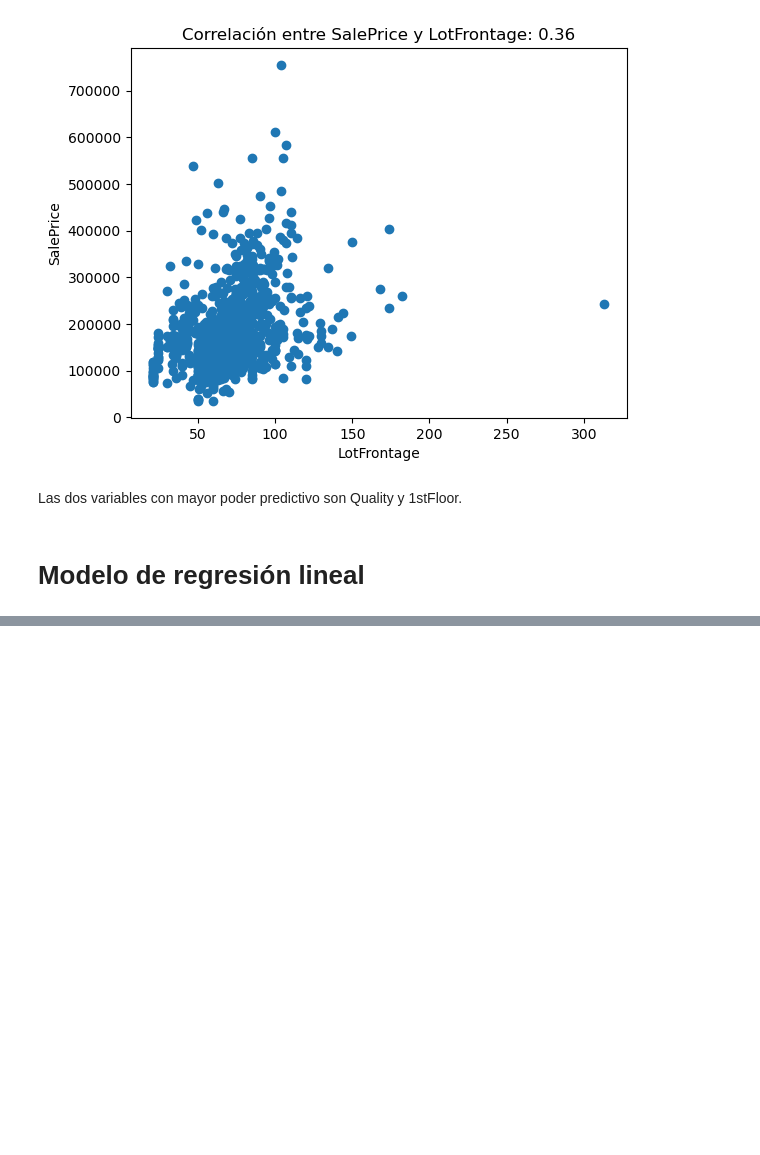
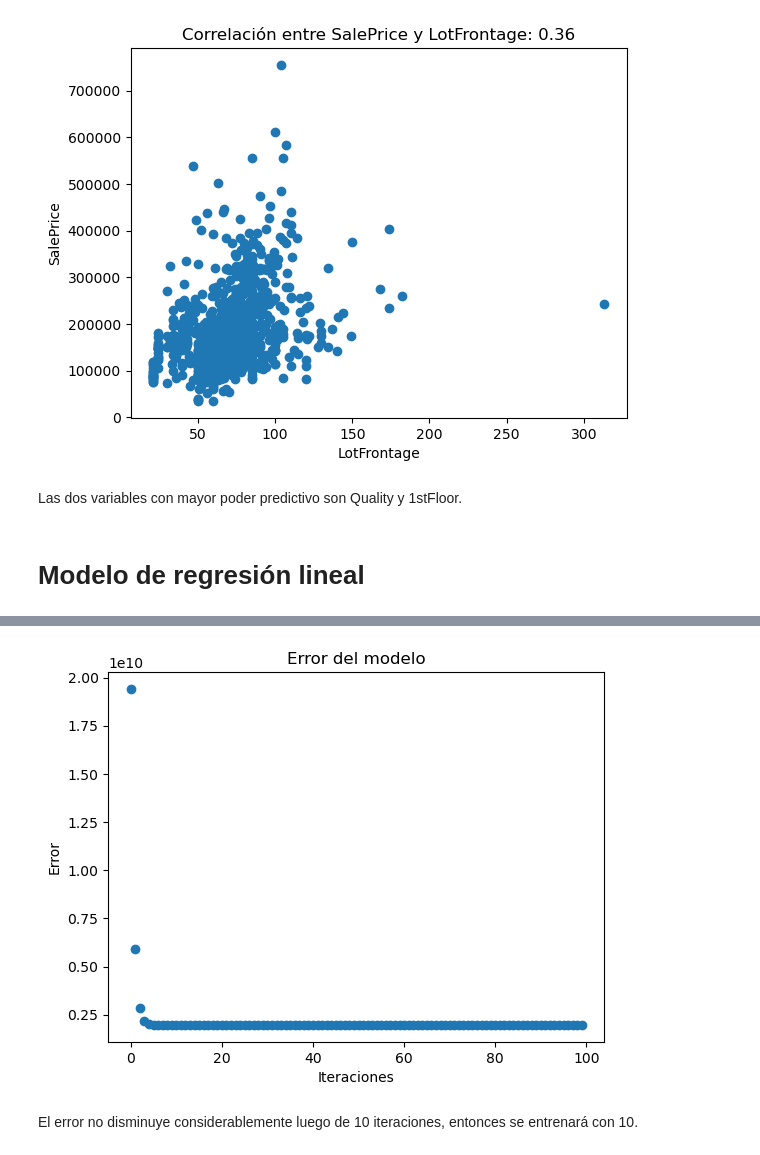
Before and after one commit to msalvaa/Proyecto-1, a Jupyter notebook: Proyecto 1 24000666.ipynb, the cells around one changed output, grey strips where cells are left out. Saved outputs shown, nothing was run; the diff lists cells and outputs as text; code cells hidden in the pictures; blank space fills up the shorter version.

```diff
--- a/Proyecto 1 24000666.ipynb
+++ b/Proyecto 1 24000666.ipynb
@@ -211,0 +235,8 @@ ValueError: shapes (2,) and (1168,2) not aligned: 2 (dim 0) != 1168 (dim 0)
+# %%
+modelos_1f, errores_1f=regresion(train_df["1stFloor"], train_df["SalePrice"],100,0,.000001)
+# %%
+grafica_errores(errores_1f)
+# %% [output]
+[figure, added]
+# %% [markdown]
+El error no disminuye considerablemente luego de 10 iteraciones, entonces se entrenará con 10.
```
Also changed, not shown: parts of 36 cells of this notebook.
